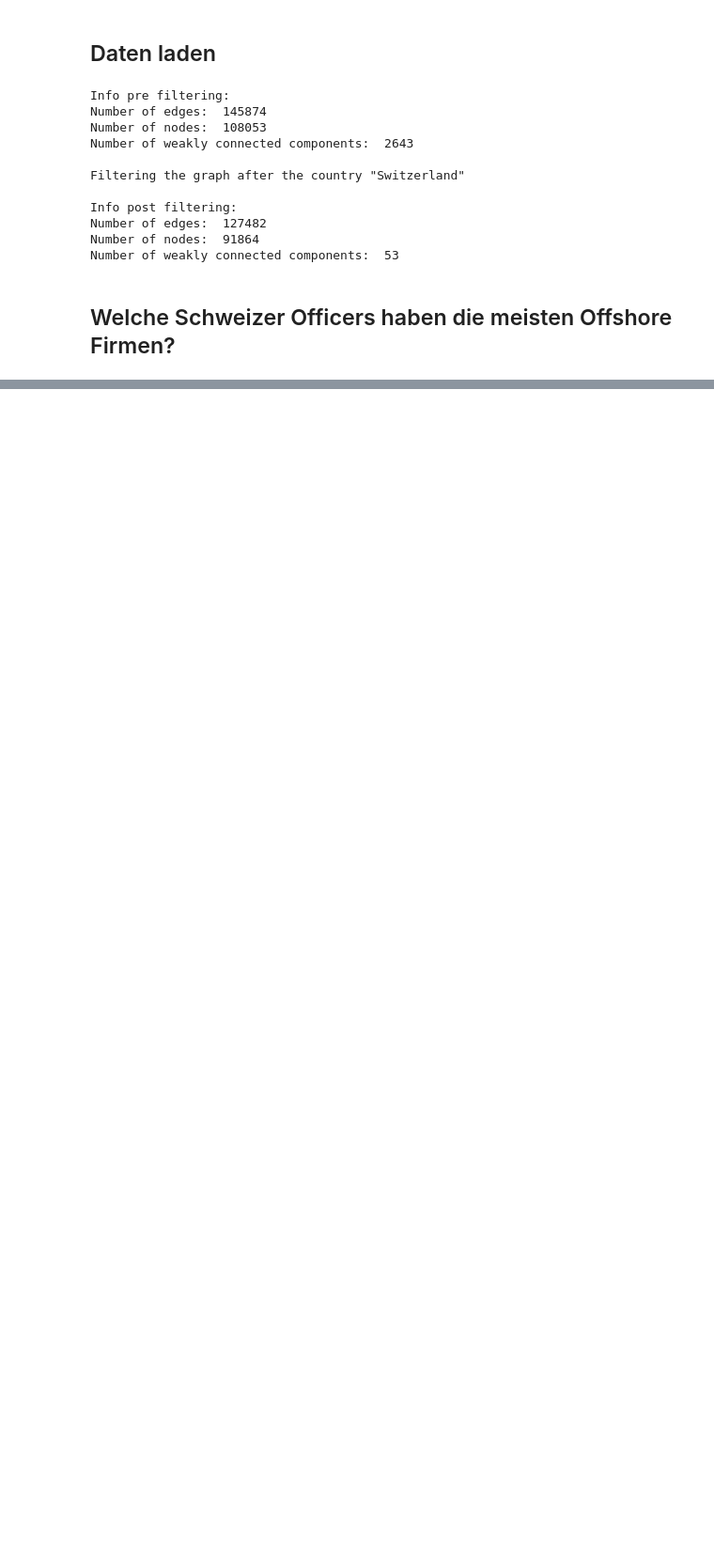
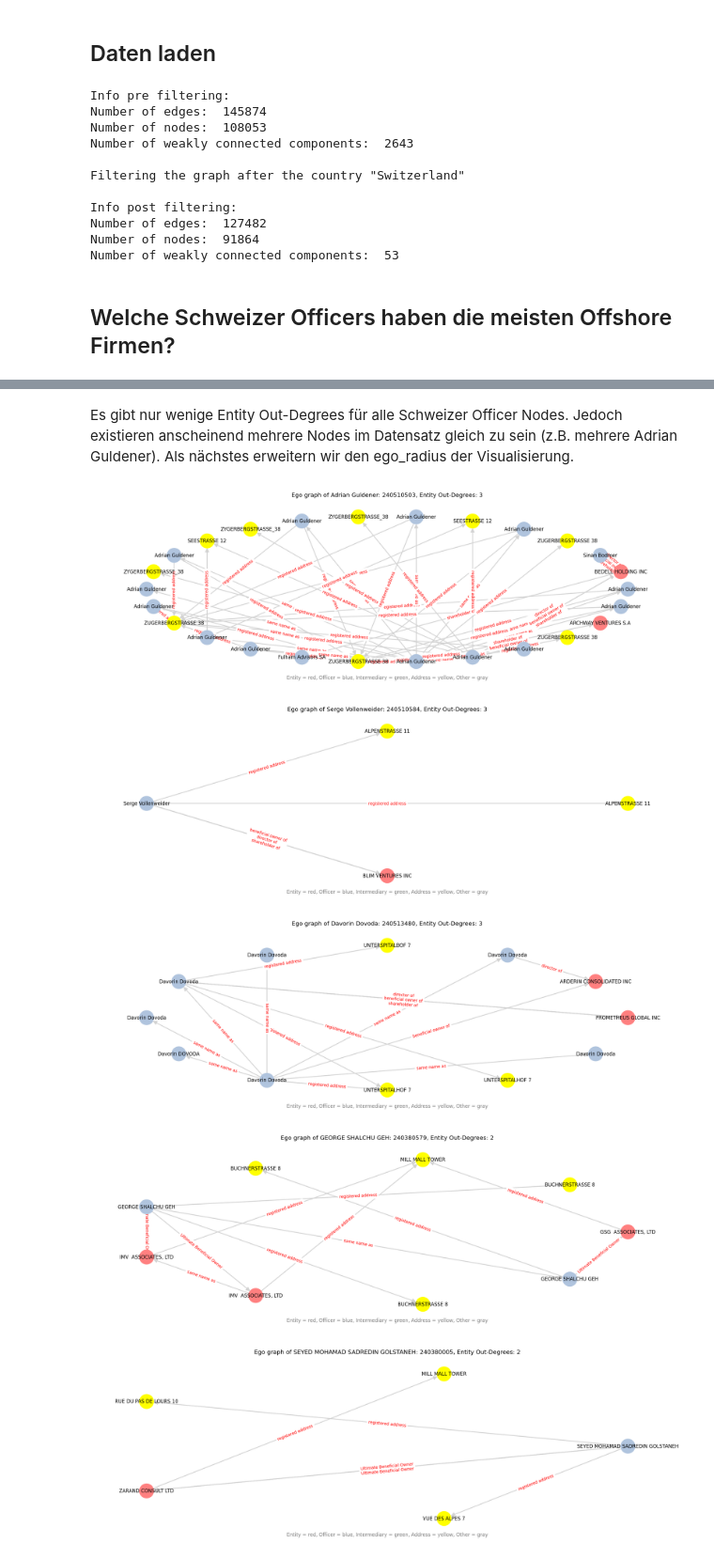
Before and after one commit to gabrieltorresgamez/fhnw-san-project, a Jupyter notebook: 04-offshore_companies_counts.ipynb, the cells around one changed output, grey strips where cells are left out. Shown at 94% size. Drawn from its saved outputs; the diff is of its cells as text; code cells hidden in the pictures; blank space fills up the shorter version.

```diff
--- a/04-offshore_companies_counts.ipynb
+++ b/04-offshore_companies_counts.ipynb
@@ -57,15 +57,15 @@ print(f" | CPU: {os.cpu_count()} cores")
 PAPERS = "Pandora Papers"
 GRAPH_PATH = f"./data/{PAPERS.lower().replace(' ', '_')}_graph.gexf"
 
-plt.rcParams["figure.figsize"] = [20, 5]
+plt.rcParams["figure.figsize"] = [10, 3]
 plt.rcParams["figure.dpi"] = 200
-plt.rcParams["font.size"] = 12
+plt.rcParams["font.size"] = 6
 
 color_map = {
-    "Entity": "tab:red",
-    "Officer": "tab:blue",
+    "Entity": "#ff8080",
+    "Officer": "#B0C4DE",
     "Intermediary": "tab:green",
-    "Address": "yellow",
+    "Address": "#FFFF00",
     "Other": "tab:gray",
 }
 # %% [output]
@@ -114,18 +115,0 @@ swiss_officers_entities_subgraph = G.edge_subgraph(filtered_edges_u_v_k)
-# %%
-# get degree of each officer node
-degree = dict(swiss_officers_entities_subgraph.out_degree(swiss_officers))
-degree = dict(sorted(degree.items(), key=lambda item: item[1], reverse=True))
-
-# print top 10 officer nodes by degree
-print("Top 10 Swiss Officers by Degree:")
-for node, deg in list(degree.items())[:10]:
-    print(f" | {node}, {G.nodes[node]['name']}, {deg} connections")
-
-    # plot ego graph
-    ego = nx.ego_graph(swiss_officers_entities_subgraph, node, radius=1, undirected=True)
-    pos = nx.spring_layout(ego)
-    colors = [color_map[G.nodes[n]["node_type"]] for n in ego.nodes]
-    labels = {n: G.nodes[n]["name"] for n in ego.nodes}
-    nx.draw(ego, pos, with_labels=True, node_color=colors, labels=labels)
-    plt.title(f"Ego graph of {node}")
-    plt.show()
@@ -146,0 +162,14 @@ Top 10 Swiss Officers by Degree:
+# %% [markdown]
+Es gibt nur wenige Entity Out-Degrees für alle Schweizer Officer Nodes. Jedoch existieren anscheinend mehrere Nodes im Datensatz gleich zu sein (z.B. mehrere Adrian Guldener). Als nächstes erweitern wir den ego_radius der Visualisierung.
+# %%
+# Use the modified plotting function
+for node, deg in list(degree.items())[:5]:
+    plot_ego_with_labels(
+        G, swiss_officers_entities_subgraph, node, color_map, plot_subgraph=False, ego_radius=2
+    )
+# %% [output]
+[figure, added]
+[figure, added]
+[figure, added]
+[figure, added]
+[figure, added]
```
Also changed, not shown: parts of 6 cells of this notebook.
